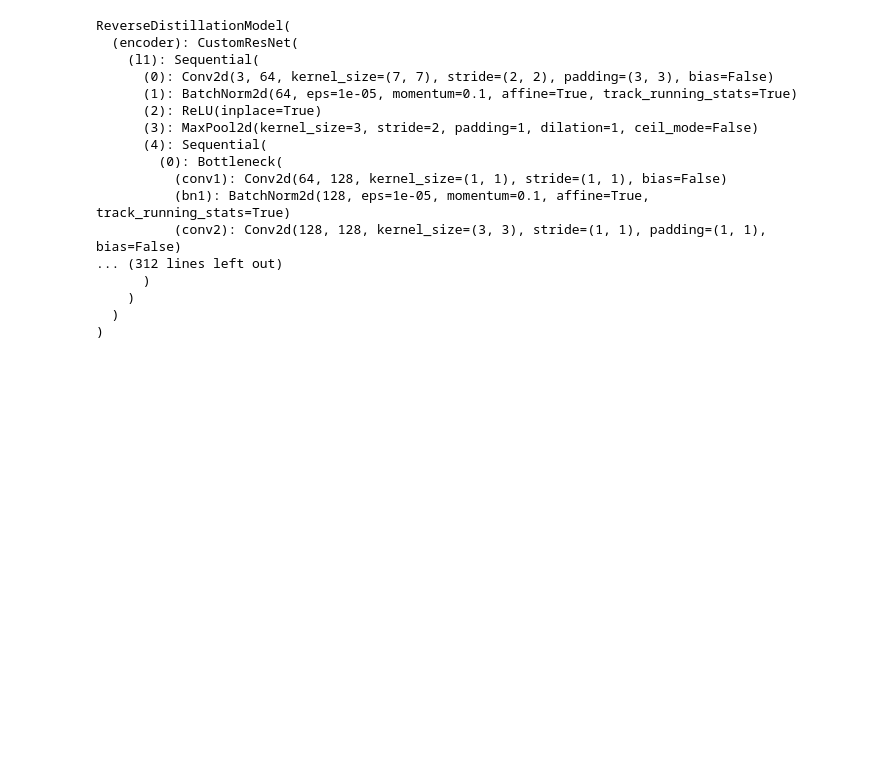
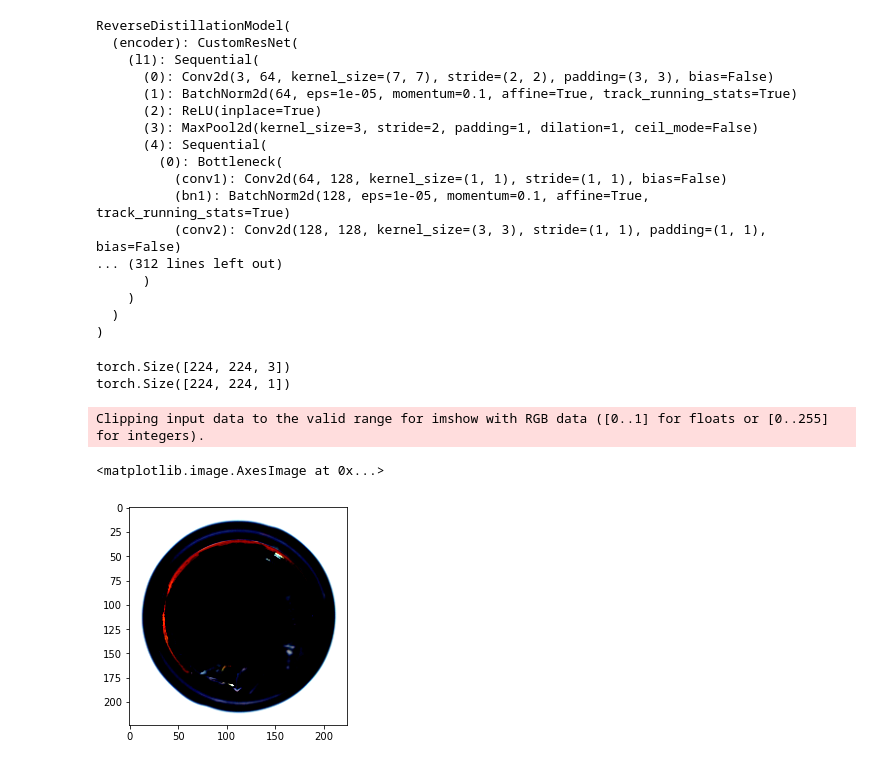
Before and after one commit to FraqMasq/RKD_AD, a Jupyter notebook: RKD_AD.ipynb, the cells around one changed output. Drawn from its saved outputs; the diff is of its cells as text; code cells hidden in the pictures; blank space fills up the shorter version.

```diff
--- a/RKD_AD.ipynb
+++ b/RKD_AD.ipynb
@@ -837,0 +842,22 @@ ReverseDistillationModel(
+# %%
+image = Image.open("data/mvtec_AD/bottle/test/broken_large/000.png")
+
+image = preprocess(image)
+image = image[None, :]
+anomaly_map = model.forward(image)
+
+im = torch.swapaxes(image[0], 0, -1)
+an_map = torch.swapaxes(anomaly_map[0], 0, -1)
+
+
+print(im.shape)
+print(an_map.shape)
+# %% [output]
+torch.Size([224, 224, 3])
+torch.Size([224, 224, 1])
+# %%
+plt.imshow(im)
+# %% [output]
+Clipping input data to the valid range for imshow with RGB data ([0..1] for floats or [0..255] for integers).
+<matplotlib.image.AxesImage at 0x...>
+[figure, added]
```
Also changed, not shown: parts of 17 cells of this notebook.
